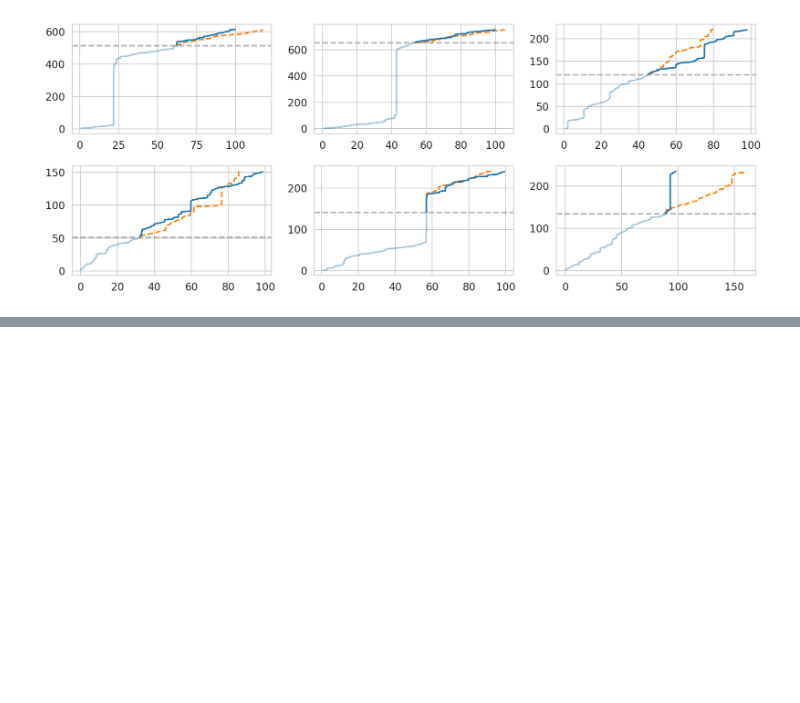
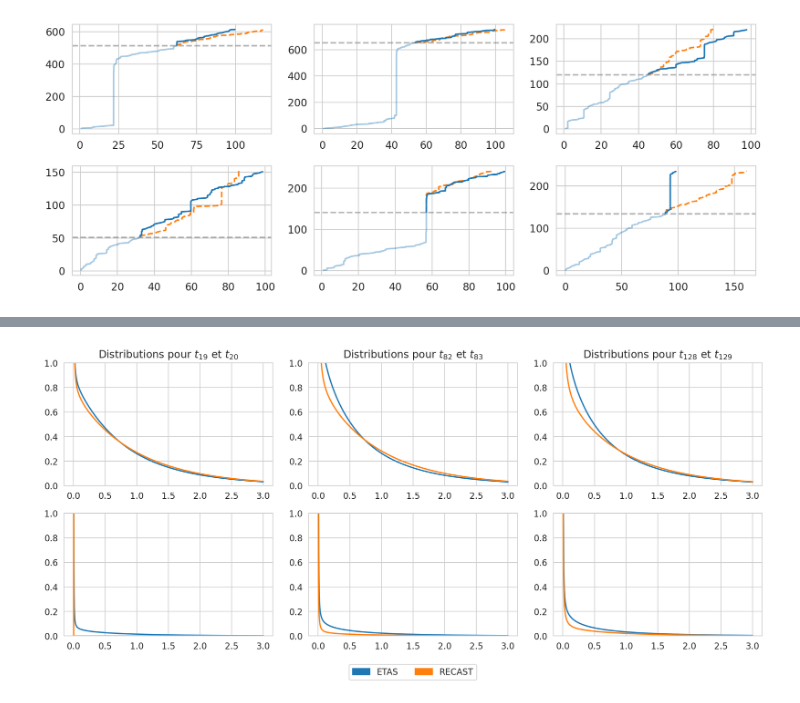
Before and after one commit to alphonsepaix/recast, a Jupyter notebook: notebooks/beamer.ipynb, the cells around one changed output, grey strips where cells are left out. Drawn from its saved outputs; the diff is of its cells as text; code cells hidden in the pictures; blank space fills up the shorter version.

Commit message:
Comparaison distributions RECAST et ETAS

```diff
--- a/notebooks/beamer.ipynb
+++ b/notebooks/beamer.ipynb
@@ -208,0 +251,32 @@ plt.savefig('../images/beamer/etas_preds_mult.png',
+# %%
+idx = df.magnitude.sort_values(ascending=False).iloc[:3].index
+fig, axes = plt.subplots(2, len(idx), figsize=(12, 5), dpi=200)
+fig.tight_layout()
+
+for i, id in enumerate(idx):
+    sub_seq = seq[:id]
+    t = sub_seq[:, 0]
+    m = sub_seq[:, 1]
+    recast_dist = model.predict(t, m, 1, True)[1][0]
+    etas_dist = ETAS(t, m)
+    x = np.linspace(0, 3, 1000)
+    axes[0, i].plot(x, recast_dist.prob(x))
+    axes[0, i].plot(x, etas_dist.prob(x))
+    sub_seq = seq[:id + 1]
+    t = sub_seq[:, 0]
+    m = sub_seq[:, 1]
+    recast_dist = model.predict(t, m, 1, True)[1][0]
+    etas_dist = ETAS(t, m)
+    x = np.linspace(0, 3, 1000)
+    axes[1, i].plot(x, recast_dist.prob(x))
+    axes[1, i].plot(x, etas_dist.prob(x))
+    axes[0, i].set_ylim([0, 1])
+    axes[1, i].set_ylim([0, 1])
+    axes[0, i].set_title(f'Distributions pour $t_{{{id}}}$ et $t_{{{id+1}}}$')
+left_patch = mpatches.Patch(color='C0', label='ETAS')
+right_patch = mpatches.Patch(color='C1', label='RECAST')
+fig.legend(handles=[left_patch, right_patch], bbox_to_anchor=[0.6, 0], ncol=2)
+plt.savefig('../images/beamer/cmp_dist_mult.png', dpi=200, bbox_inches='tight')
+plt.show()
+# %% [output]
+[figure, added]
```
Also changed, not shown: parts of 2 cells of this notebook, 2 other files.
